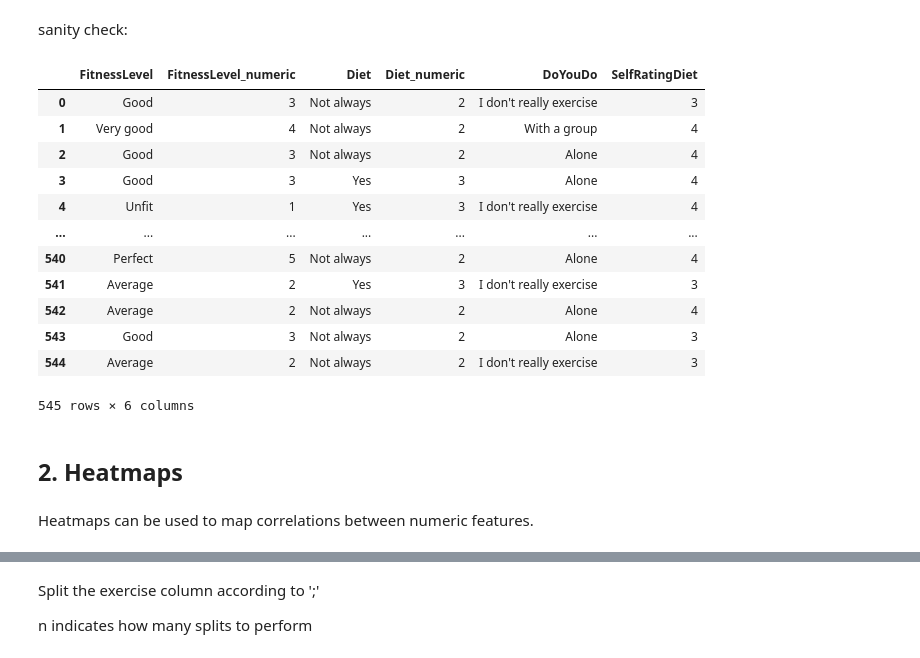
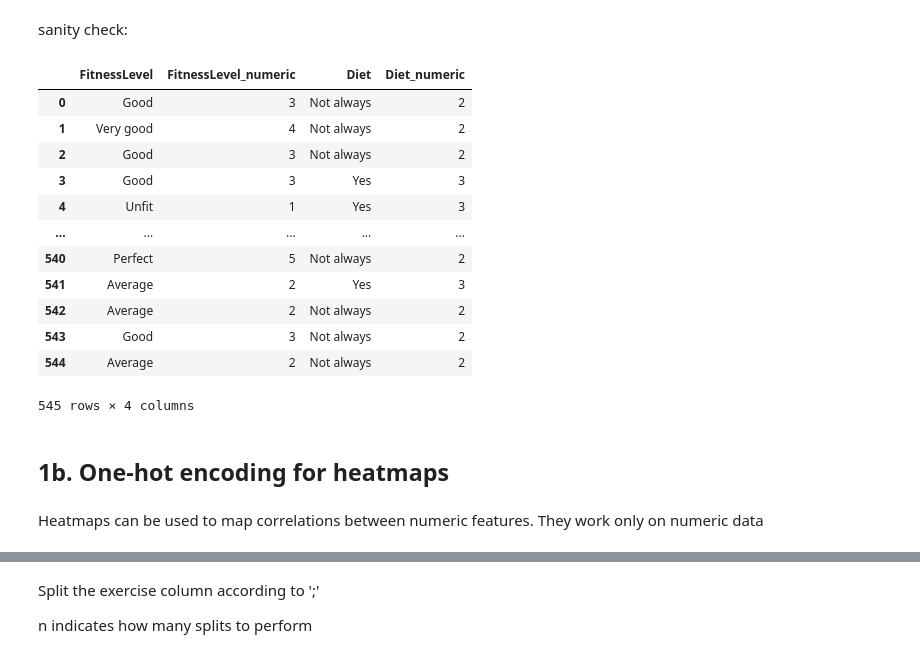
Before and after one commit to nlihin/data-analytics, a Jupyter notebook: unit09_EDA on survey data.ipynb, the cells around one changed output, grey strips where cells are left out. Saved outputs shown, nothing was run; the diff lists cells and outputs as text; code cells hidden in the pictures.

```diff
--- a/unit09_EDA on survey data.ipynb
+++ b/unit09_EDA on survey data.ipynb
@@ -75,22 +60,23 @@ fit_df['Diet_numeric'] = fit_df['Diet'].map(diet_mapping)
 # %% [markdown]
 sanity check:
 # %%
-fit_df[['FitnessLevel','FitnessLevel_numeric','Diet', 'Diet_numeric', 'DoYouDo','SelfRatingDiet']]
+fit_df[['FitnessLevel','FitnessLevel_numeric','Diet', 'Diet_numeric']]
 # %% [output]
-|  | FitnessLevel | FitnessLevel_numeric | Diet | Diet_numeric | DoYouDo | SelfRatingDiet |
-| 0 | Good | 3 | Not always | 2 | I don't really exercise | 3 |
-| 1 | Very good | 4 | Not always | 2 | With a group | 4 |
-| 2 | Good | 3 | Not always | 2 | Alone | 4 |
-| 3 | Good | 3 | Yes | 3 | Alone | 4 |
-| 4 | Unfit | 1 | Yes | 3 | I don't really exercise | 4 |
-| ... | ... | ... | ... | ... | ... | ... |
-| 540 | Perfect | 5 | Not always | 2 | Alone | 4 |
-| 541 | Average | 2 | Yes | 3 | I don't really exercise | 3 |
-| 542 | Average | 2 | Not always | 2 | Alone | 4 |
-| 543 | Good | 3 | Not always | 2 | Alone | 3 |
-| 544 | Average | 2 | Not always | 2 | I don't really exercise | 3 |
+|  | FitnessLevel | FitnessLevel_numeric | Diet | Diet_numeric |
+| 0 | Good | 3 | Not always | 2 |
+| 1 | Very good | 4 | Not always | 2 |
+| 2 | Good | 3 | Not always | 2 |
+| 3 | Good | 3 | Yes | 3 |
+| 4 | Unfit | 1 | Yes | 3 |
+| ... | ... | ... | ... | ... |
+| 540 | Perfect | 5 | Not always | 2 |
+| 541 | Average | 2 | Yes | 3 |
+| 542 | Average | 2 | Not always | 2 |
+| 543 | Good | 3 | Not always | 2 |
+| 544 | Average | 2 | Not always | 2 |
-545 rows × 6 columns
+545 rows × 4 columns
 # %% [markdown]
-## 2. Heatmaps
+## 1b. One-hot encoding for heatmaps
 # %% [markdown]
 Heatmaps can be used to map correlations between numeric features.
+They work only on numeric data
```
Also changed, not shown: parts of 73 cells of this notebook.
